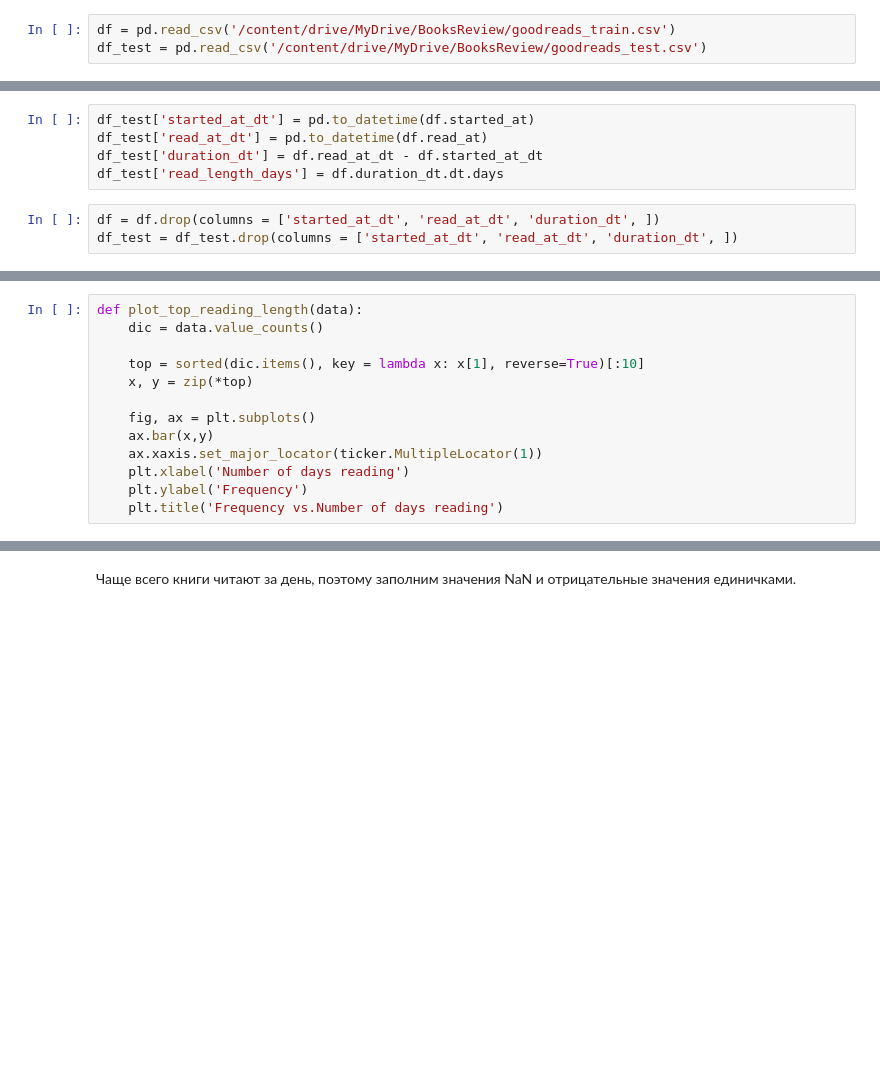
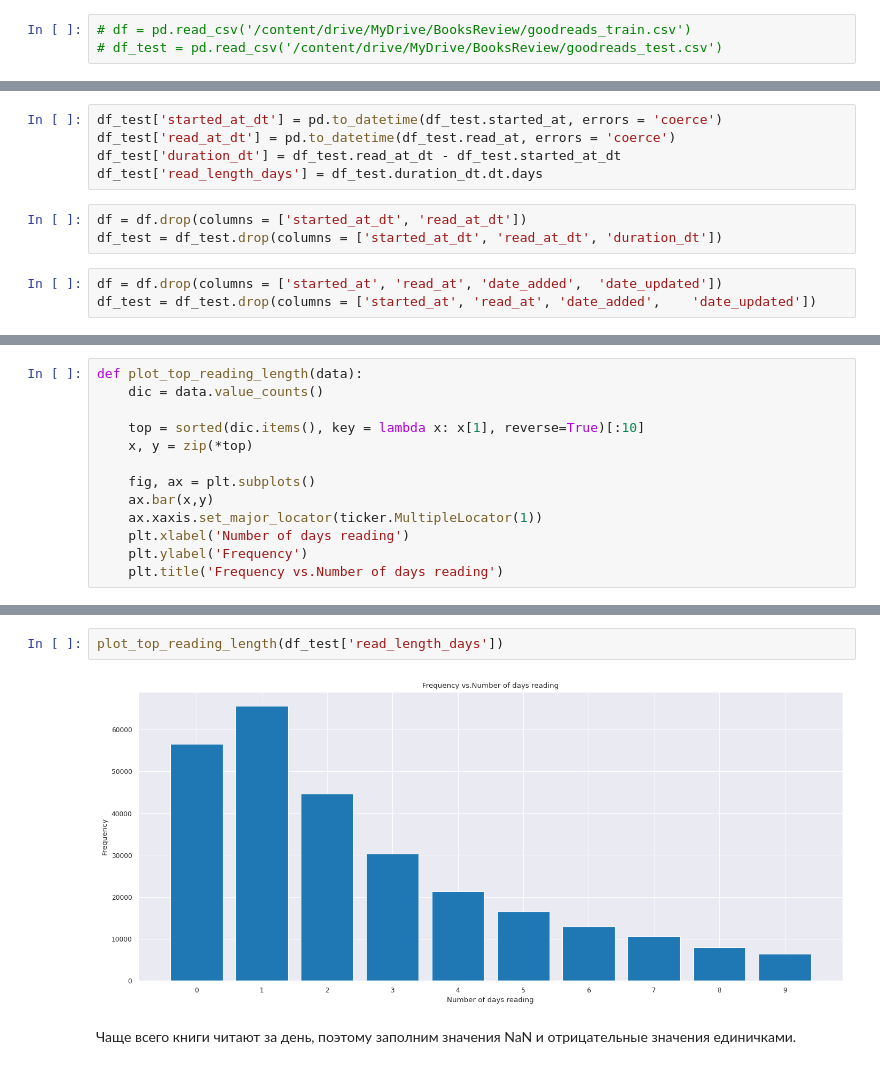
Before and after one commit to sadevans/DS_ML_tasks, a Jupyter notebook: goodreads_new.ipynb, the cells around one changed output, grey strips where cells are left out. Drawn from its saved outputs; the diff is of its cells as text; blank space fills up the shorter version.

```diff
--- a/goodreads_new.ipynb
+++ b/goodreads_new.ipynb
@@ -71,8 +74,8 @@ drive.mount('/content/drive')
 # %% [output]
 Mounted at /content/drive
 # %%
-df = pd.read_csv('/content/drive/MyDrive/BooksReview/goodreads_train.csv')
-df_test = pd.read_csv('/content/drive/MyDrive/BooksReview/goodreads_test.csv')
+# df = pd.read_csv('/content/drive/MyDrive/BooksReview/goodreads_train.csv')
+# df_test = pd.read_csv('/content/drive/MyDrive/BooksReview/goodreads_test.csv')
 # %%
 # df_test = pd.read_csv('/kaggle/input/goodreads/goodreads_test.csv')
 # %%
@@ -322,11 +323,14 @@ KeyboardInterrupt: ignored
 # %%
-df_test['started_at_dt'] = pd.to_datetime(df.started_at)
-df_test['read_at_dt'] = pd.to_datetime(df.read_at)
-df_test['duration_dt'] = df.read_at_dt - df.started_at_dt
-df_test['read_length_days'] = df.duration_dt.dt.days
+df_test['started_at_dt'] = pd.to_datetime(df_test.started_at, errors = 'coerce')
+df_test['read_at_dt'] = pd.to_datetime(df_test.read_at, errors = 'coerce')
+df_test['duration_dt'] = df_test.read_at_dt - df_test.started_at_dt
+df_test['read_length_days'] = df_test.duration_dt.dt.days
 # %%
-df = df.drop(columns = ['started_at_dt', 'read_at_dt', 'duration_dt', ])
-df_test = df_test.drop(columns = ['started_at_dt', 'read_at_dt', 'duration_dt', ])
+df = df.drop(columns = ['started_at_dt', 'read_at_dt'])
+df_test = df_test.drop(columns = ['started_at_dt', 'read_at_dt', 'duration_dt'])
+# %%
+df = df.drop(columns = ['started_at', 'read_at', 'date_added',	'date_updated'])
+df_test = df_test.drop(columns = ['started_at', 'read_at', 'date_added',	'date_updated'])
 # %%
 # df_new = df.to_csv(r'/content/drive/MyDrive/BooksReview/df_new.csv', index= False)
 # with open('/content/drive/MyDrive/BooksReview/df_new.csv', 'w') as f:
@@ -385,3 +421,7 @@ plot_top_reading_length(df['read_length_days'])
+# %%
+plot_top_reading_length(df_test['read_length_days'])
+# %% [output]
+[figure, added]
 # %% [markdown]
 Чаще всего книги читают за день, поэтому заполним значения NaN и отрицательные значения единичками.
 # %%
```
Also changed, not shown: parts of 105 cells of this notebook.
